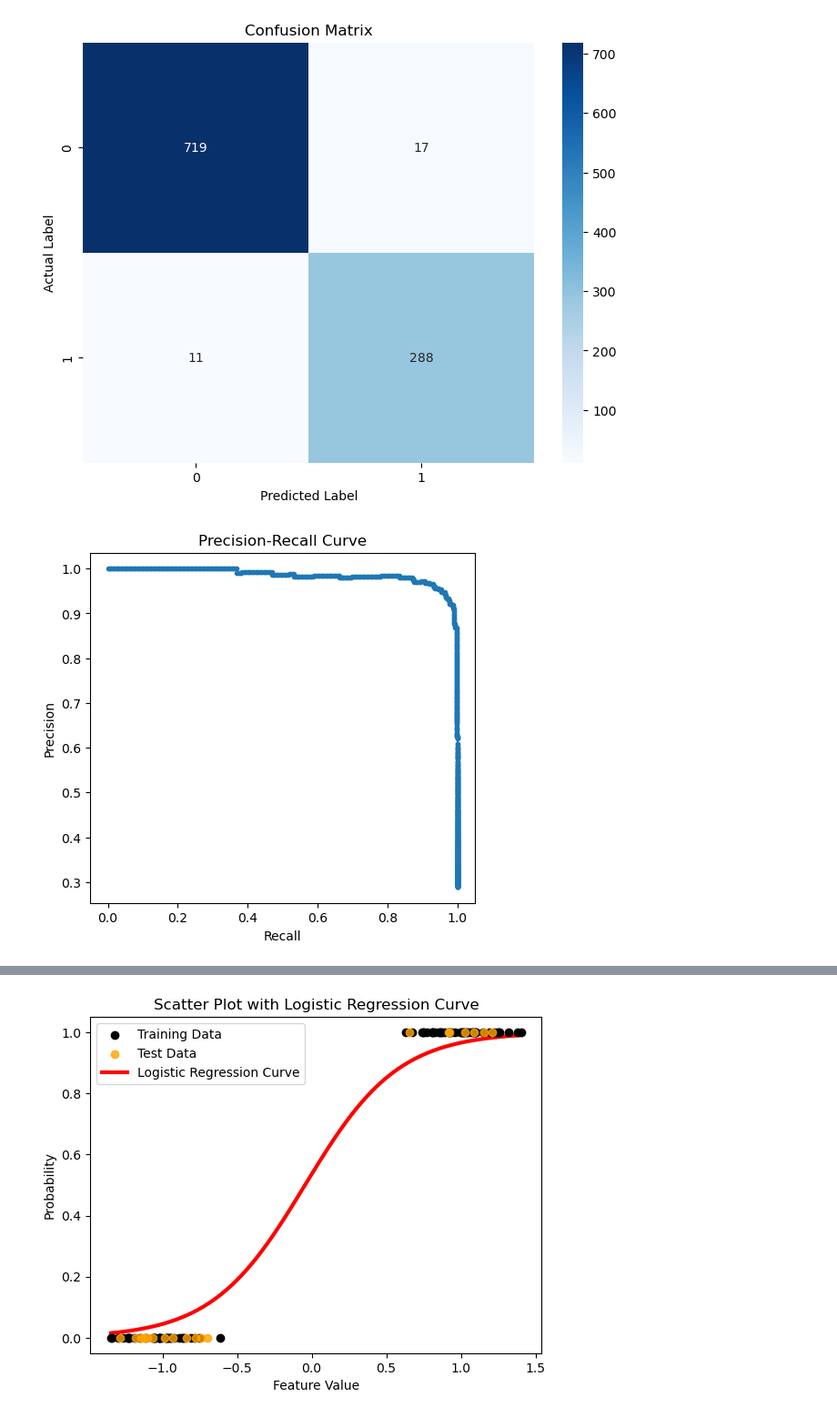
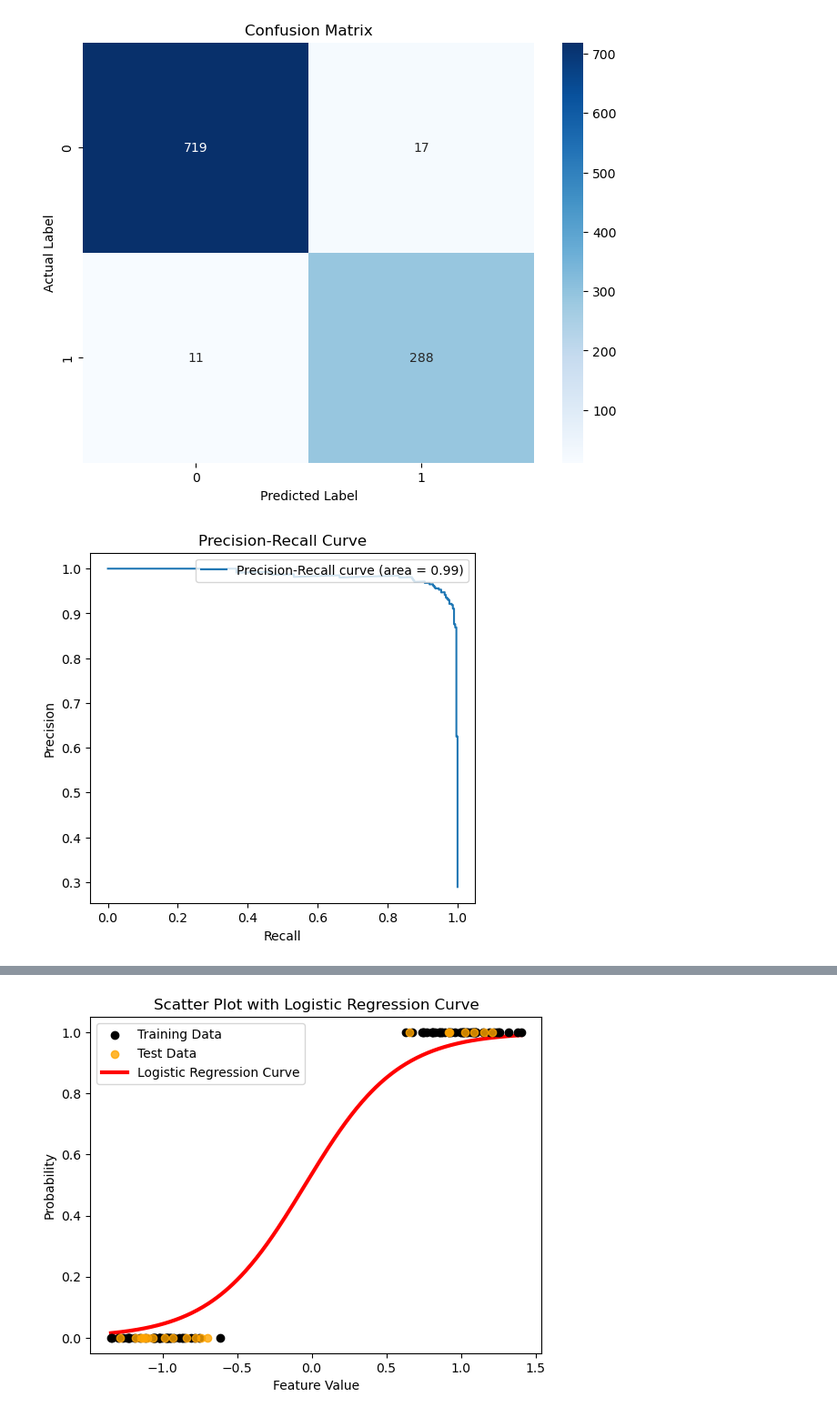
Before and after one commit to lucaspunz/ml-project, a Jupyter notebook: logistic.ipynb, the cells around one changed output, grey strips where cells are left out. Shown at 91% size. Cells and saved outputs as stored; diff of their text form; code cells hidden in the pictures.

Commit message:
Visualization

```diff
--- a/logistic.ipynb
+++ b/logistic.ipynb
@@ -68,25 +66,25 @@ plt.show()
 # %% [output]
 [figure]
 # %%
-
+from sklearn.metrics import precision_recall_curve, auc
 
 # Assuming X_test, y_test, and cls are already defined as per the user's code snippet
 y_pred = cls.predict(X_test)
 y_score = cls.decision_function(X_test)
 
 # Compute precision-recall curve
 precision, recall, thresholds = precision_recall_curve(y_test, y_score)
-
+auc_score = auc(recall, precision)
 # Precision-Recall Plot
 plt.figure(figsize=(12, 5))
 
 plt.subplot(1, 2, 1)
-plt.plot(recall, precision, marker='.')
-plt.title('Precision-Recall Curve')
+plt.plot(recall, precision,label=f'Precision-Recall curve (area = {auc_score:.2f})')
 plt.xlabel('Recall')
 plt.ylabel('Precision')
-
+plt.title('Precision-Recall Curve')
+plt.legend(loc="upper right")
 
 plt.show()
 # %% [output]
-[figure, old version]
+[figure, new version]
```
Also changed, not shown: parts of 4 cells of this notebook, 1 other file.
